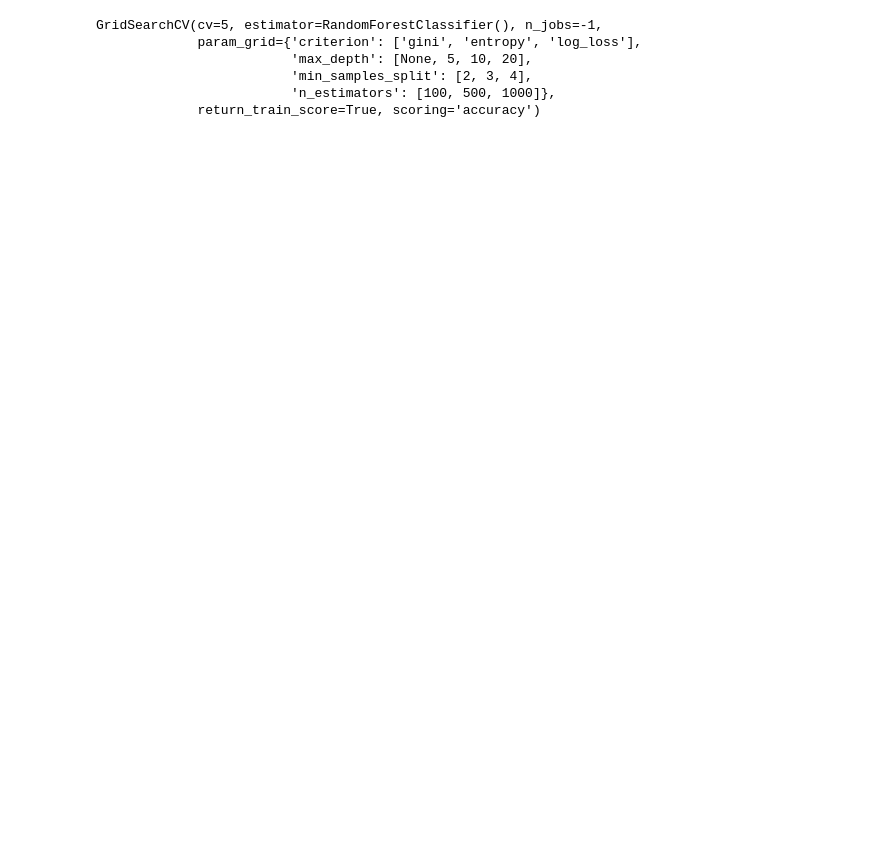
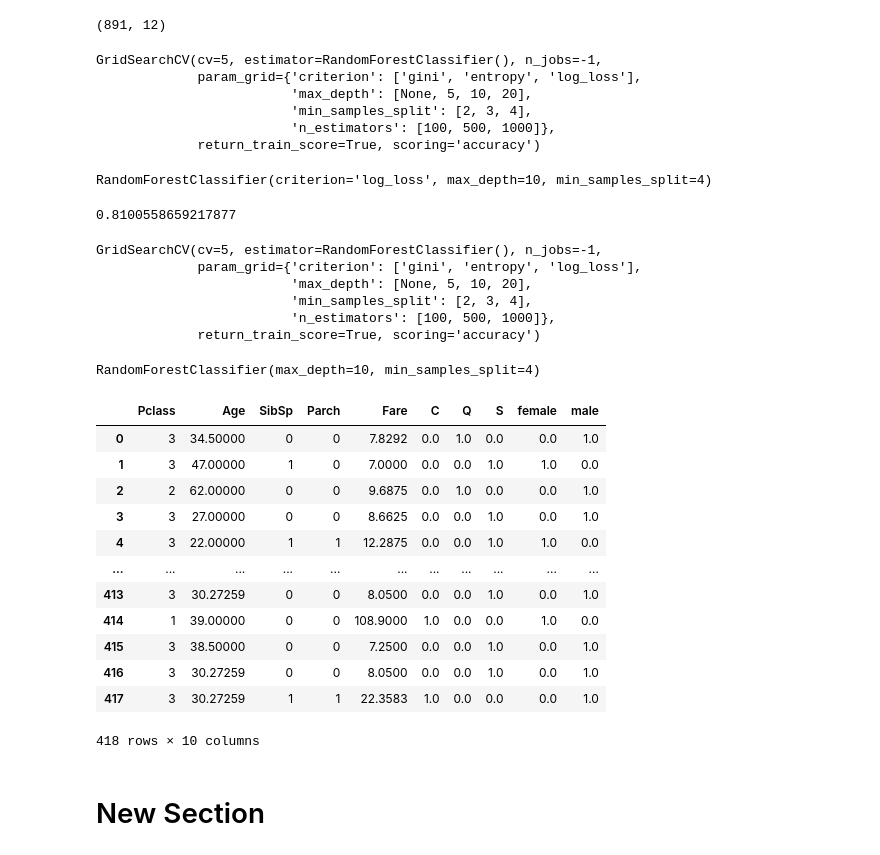
Before and after one commit to rahgirrafi/kaggle, a Jupyter notebook: titanic/titanic.ipynb, the cells around one changed output. Drawn from its saved outputs; the diff is of its cells as text; code cells hidden in the pictures; blank space fills up the shorter version.

```diff
--- a/titanic/titanic.ipynb
+++ b/titanic/titanic.ipynb
@@ -27,8 +47,11 @@ df.info()
 #df['Embarked'] = df['Embarked'] .replace('C',0)
 #df['Embarked']  = df['Embarked'].replace('Q',1)
 #df['Embarked']  = df['Embarked'].replace('S',2)
-#df['Embarked']  = df['Embarked'].replace(np.nan,3)
+df['Embarked']  = df['Embarked'].replace(np.nan,'N')
 #df['Embarked'].unique()
+df.shape
+# %% [output]
+(891, 12)
 # %%
 splitter = StratifiedShuffleSplit(n_splits = 1, test_size = .2, random_state= 0)
 
@@ -72,7 +95,7 @@ class featureEncoder(BaseEstimator, TransformerMixin):
   def transform(self, X):
     encoder = OneHotEncoder(sparse= False)
     mat = encoder.fit_transform(X[['Embarked']]) #fit_transform expects a 2D array
-    columns=['C', 'Q', 'S', 'N']
+    columns=['C', 'Q', 'S']
 
     for i in range(len(columns)):
       X[columns[i]]=mat.T[i]
@@ -104,7 +127,8 @@ class featureImputer(BaseEstimator, TransformerMixin):
   def transform(self, X):
     ageImputer = SimpleImputer(strategy = 'mean')
     X['Age'] = ageImputer.fit_transform(X[['Age']])
-
+    embarkedImputer = SimpleImputer(strategy = 'most_frequent')
+    X['Embarked'] = embarkedImputer.fit_transform(X[['Embarked']])
     return X
 # %%
 pipeline = Pipeline([
@@ -113,4 +137,6 @@ pipeline = Pipeline([
     ('dropper', featureDropper() )
 ])
 preprocessed_train = pipeline.fit_transform(train)
+preprocessed_test = pipeline.fit_transform(test)
+preprocessed_Df = pipeline.fit_transform(df)
 # %%
@@ -145,5 +183,8 @@ GridSearchCV(cv=5, estimator=RandomForestClassifier(), n_jobs=-1,
              return_train_score=True, scoring='accuracy')
 # %%
 chosen_tree = gridSearch.best_estimator_
+chosen_tree
+# %% [output]
+RandomForestClassifier(criterion='log_loss', max_depth=10, min_samples_split=4)
 # %%
 resuts = gridSearch.cv_results_
@@ -149,0 +192,51 @@ resuts = gridSearch.cv_results_
+# %%
+chosen_tree.score(X_test,y_test)
+# %% [output]
+0.8100558659217877
+# %%
+#final_training
+
+prod_tree = RandomForestClassifier()
+param_grid = {
+    'n_estimators': [100,500,1000],
+    'criterion': ['gini', 'entropy', 'log_loss'],
+    'max_depth': [None,5,10,20],
+    'min_samples_split':[2,3,4],
+
+}
+
+gridSearch = GridSearchCV(prod_tree, param_grid, cv = 5, scoring = 'accuracy', n_jobs= -1, return_train_score = True)
+
+gridSearch.fit(X_final, y_final)
+# %% [output]
+GridSearchCV(cv=5, estimator=RandomForestClassifier(), n_jobs=-1,
+             param_grid={'criterion': ['gini', 'entropy', 'log_loss'],
+                         'max_depth': [None, 5, 10, 20],
+                         'min_samples_split': [2, 3, 4],
+                         'n_estimators': [100, 500, 1000]},
+             return_train_score=True, scoring='accuracy')
+# %%
+final_tree = gridSearch.best_estimator_
+final_tree
+# %% [output]
+RandomForestClassifier(max_depth=10, min_samples_split=4)
+# %%
+test_url = 'https://raw.githubusercontent.com/rahgirrafi/kaggle/master/titanic/test.csv'
+X_test_Data_ = pd.read_csv(test_url)
+X_test_Data = pipeline.fit_transform(X_test_Data_)
+X_test_Data['Fare']  = X_test_Data['Fare'].replace(np.nan,X_test_Data['Fare'].mean())
+X_test_Data
+# %% [output]
+|  | Pclass | Age | SibSp | Parch | Fare | C | Q | S | female | male |
+| 0 | 3 | 34.50000 | 0 | 0 | 7.8292 | 0.0 | 1.0 | 0.0 | 0.0 | 1.0 |
+| 1 | 3 | 47.00000 | 1 | 0 | 7.0000 | 0.0 | 0.0 | 1.0 | 1.0 | 0.0 |
+| 2 | 2 | 62.00000 | 0 | 0 | 9.6875 | 0.0 | 1.0 | 0.0 | 0.0 | 1.0 |
+| 3 | 3 | 27.00000 | 0 | 0 | 8.6625 | 0.0 | 0.0 | 1.0 | 0.0 | 1.0 |
+| 4 | 3 | 22.00000 | 1 | 1 | 12.2875 | 0.0 | 0.0 | 1.0 | 1.0 | 0.0 |
+| ... | ... | ... | ... | ... | ... | ... | ... | ... | ... | ... |
+| 413 | 3 | 30.27259 | 0 | 0 | 8.0500 | 0.0 | 0.0 | 1.0 | 0.0 | 1.0 |
+| 414 | 1 | 39.00000 | 0 | 0 | 108.9000 | 1.0 | 0.0 | 0.0 | 1.0 | 0.0 |
+| 415 | 3 | 38.50000 | 0 | 0 | 7.2500 | 0.0 | 0.0 | 1.0 | 0.0 | 1.0 |
+| 416 | 3 | 30.27259 | 0 | 0 | 8.0500 | 0.0 | 0.0 | 1.0 | 0.0 | 1.0 |
+| 417 | 3 | 30.27259 | 1 | 1 | 22.3583 | 1.0 | 0.0 | 0.0 | 0.0 | 1.0 |
+418 rows × 10 columns
@@ -149,0 +251,2 @@ resuts = gridSearch.cv_results_
+# %% [markdown]
+# New Section
```
Also changed, not shown: parts of 9 cells of this notebook.
